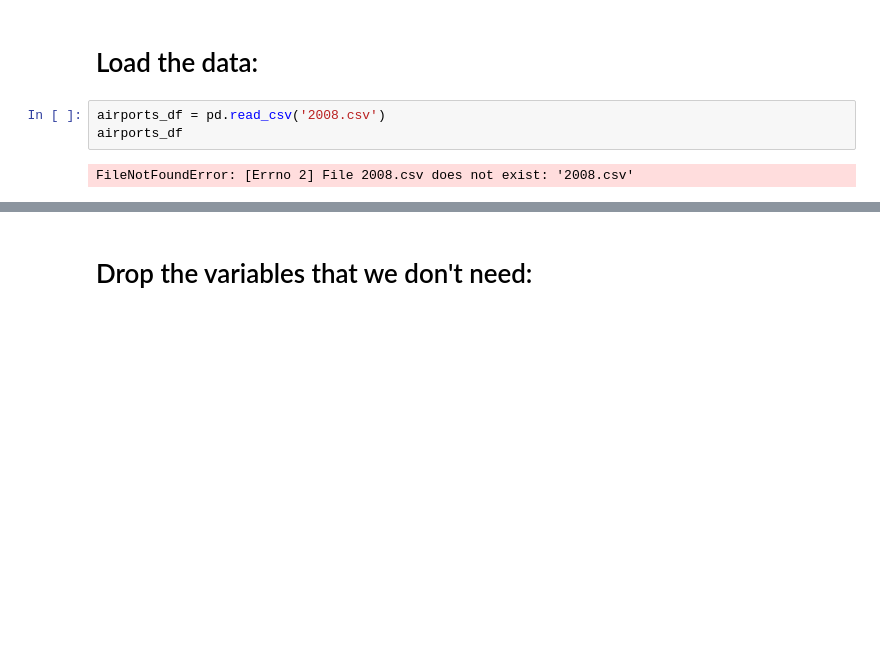
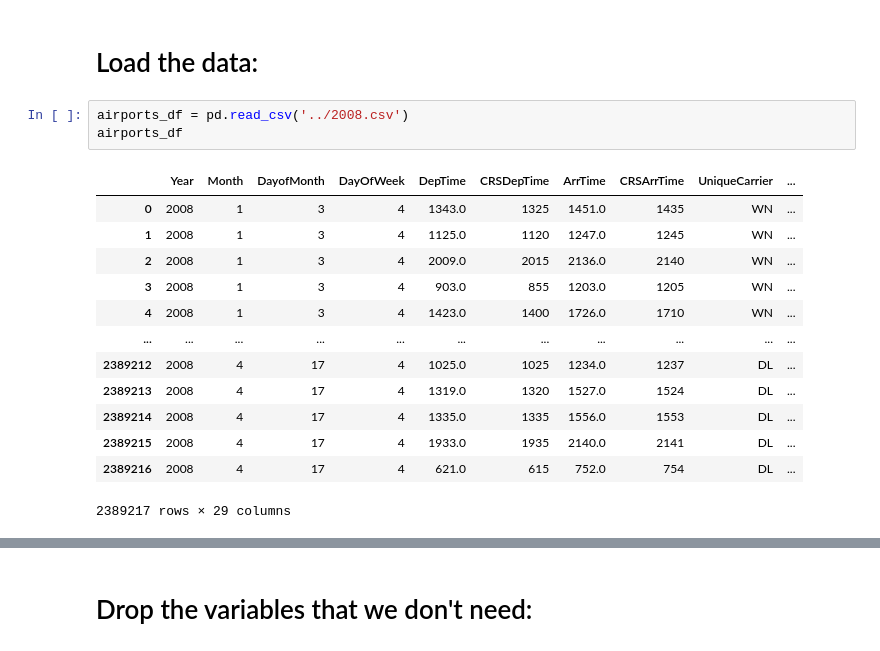
Before and after one commit to soomin-jeong/spark-ml-project, a Jupyter notebook: DataPreparation.ipynb, the cells around one changed output, grey strips where cells are left out. Drawn from its saved outputs; the diff is of its cells as text; blank space fills up the shorter version.

```diff
--- a/DataPreparation.ipynb
+++ b/DataPreparation.ipynb
@@ -3,7 +8,19 @@ import pandas as pd
 # %% [markdown]
 # Load the data:
 # %%
-airports_df = pd.read_csv('2008.csv')
+airports_df = pd.read_csv('../2008.csv')
 airports_df
 # %% [output]
+|  | Year | Month | DayofMonth | DayOfWeek | DepTime | CRSDepTime | ArrTime | CRSArrTime | UniqueCarrier | ... |
+| 0 | 2008 | 1 | 3 | 4 | 1343.0 | 1325 | 1451.0 | 1435 | WN | ... |
+| 1 | 2008 | 1 | 3 | 4 | 1125.0 | 1120 | 1247.0 | 1245 | WN | ... |
+| 2 | 2008 | 1 | 3 | 4 | 2009.0 | 2015 | 2136.0 | 2140 | WN | ... |
+| 3 | 2008 | 1 | 3 | 4 | 903.0 | 855 | 1203.0 | 1205 | WN | ... |
+| 4 | 2008 | 1 | 3 | 4 | 1423.0 | 1400 | 1726.0 | 1710 | WN | ... |
+| ... | ... | ... | ... | ... | ... | ... | ... | ... | ... | ... |
+| 2389212 | 2008 | 4 | 17 | 4 | 1025.0 | 1025 | 1234.0 | 1237 | DL | ... |
+| 2389213 | 2008 | 4 | 17 | 4 | 1319.0 | 1320 | 1527.0 | 1524 | DL | ... |
+| 2389214 | 2008 | 4 | 17 | 4 | 1335.0 | 1335 | 1556.0 | 1553 | DL | ... |
+| 2389215 | 2008 | 4 | 17 | 4 | 1933.0 | 1935 | 2140.0 | 2141 | DL | ... |
+| 2389216 | 2008 | 4 | 17 | 4 | 621.0 | 615 | 752.0 | 754 | DL | ... |
-FileNotFoundError: [Errno 2] File 2008.csv does not exist: '2008.csv'
+2389217 rows × 29 columns
```
Also changed, not shown: parts of 13 cells of this notebook, 2 other files.
